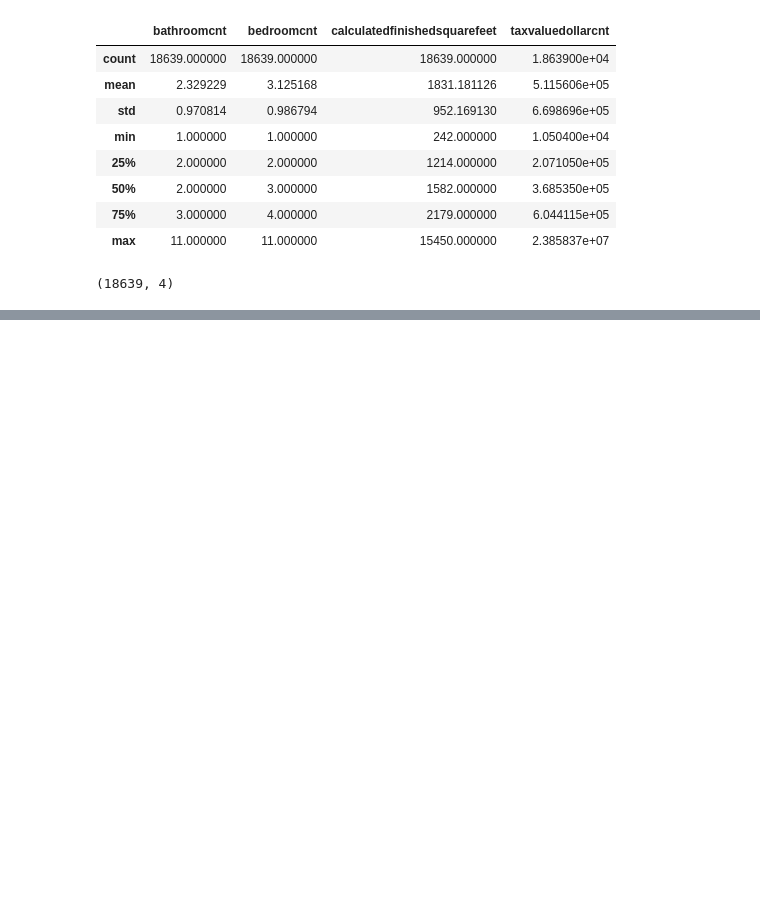
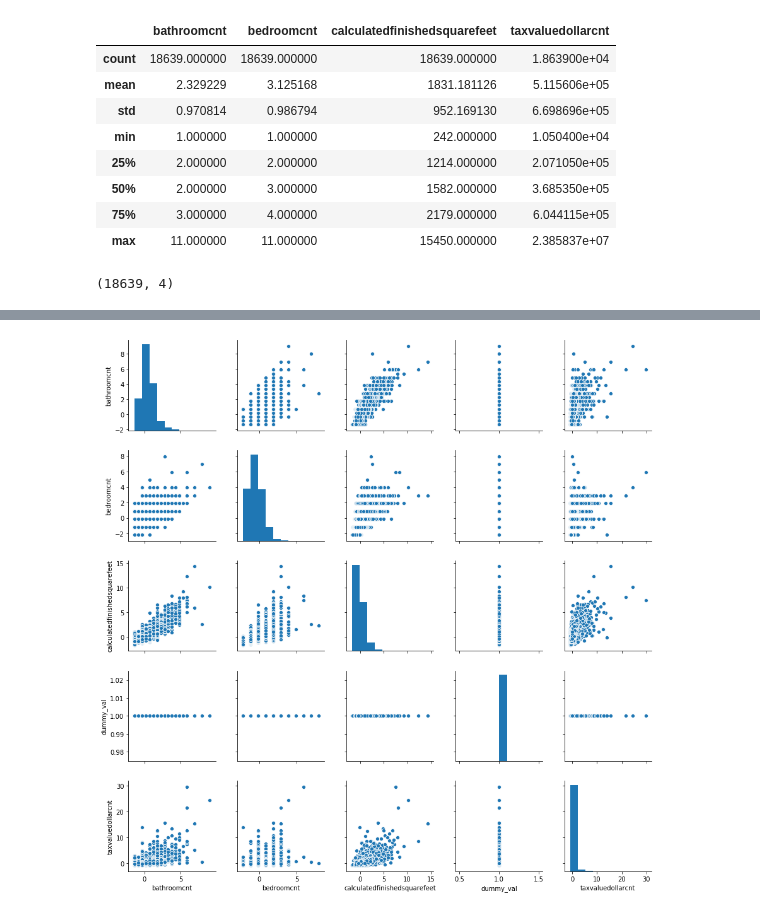
Before and after one commit to kjeliasen/ZillOMG, a Jupyter notebook: Zillow_Project.ipynb, the cells around one changed output, grey strips where cells are left out. Cells and saved outputs as stored; diff of their text form; code cells hidden in the pictures; blank space fills up the shorter version.

```diff
--- a/Zillow_Project.ipynb
+++ b/Zillow_Project.ipynb
@@ -16,5 +16,5 @@ prep.get_base_df?
 # %%
-props = prep.get_base_df()
+props = split_scale.get_base_df()
 # %%
 props.info()
 # %% [output]
@@ -64,3 +64,6 @@ props.describe()
 props.shape
 # %% [output]
 (18639, 4)
+# %%
+df_dict = split_scale.split_scaled_dfs(target_df=props, scaler_fn=split_scale.standard_scaler)
+df_dict
@@ -66,0 +88,4 @@ props.shape
+# %%
+split_scale.pairplot_train(X=df_dict['X_train_scaled'], y=df_dict['y_train_scaled'])
+# %% [output]
+[figure, added]
```
Also changed, not shown: parts of 5 cells of this notebook, 3 other files.
